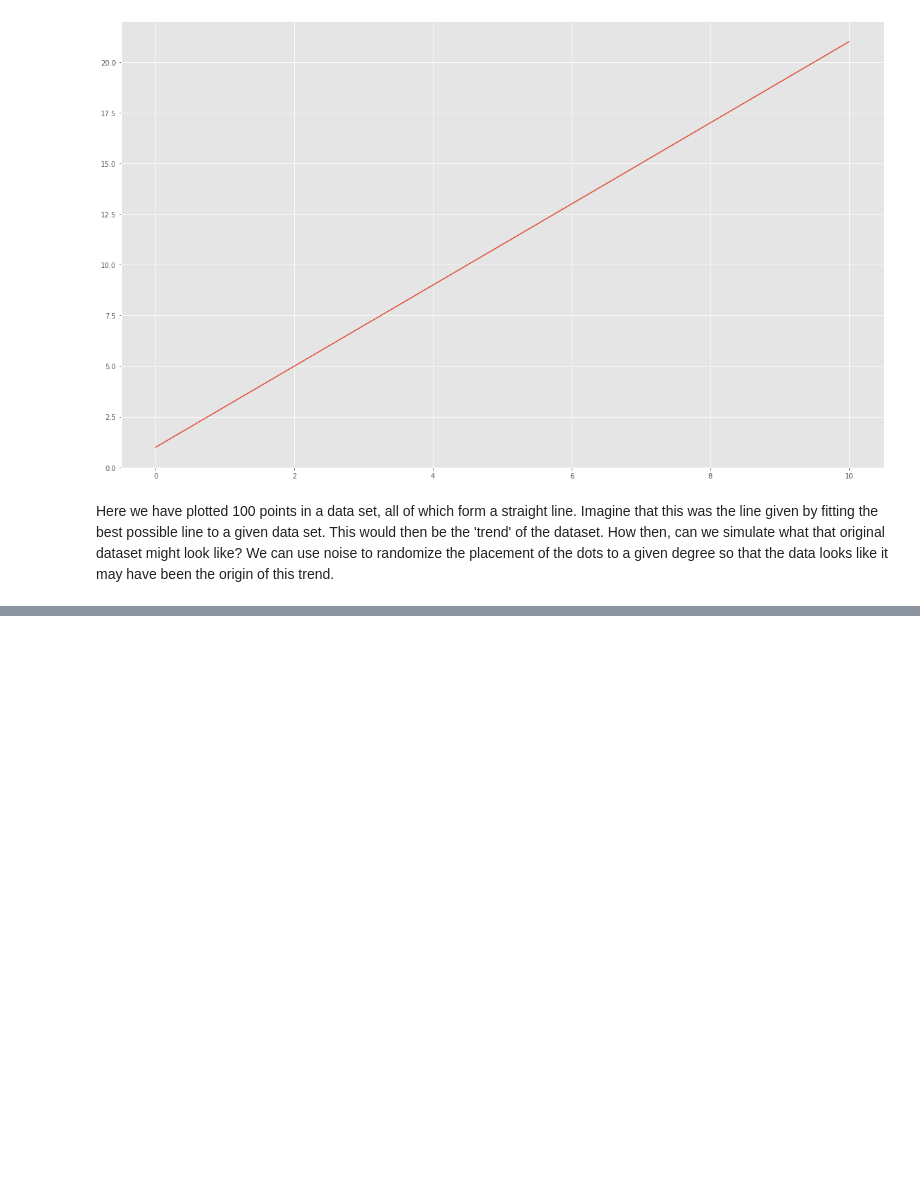
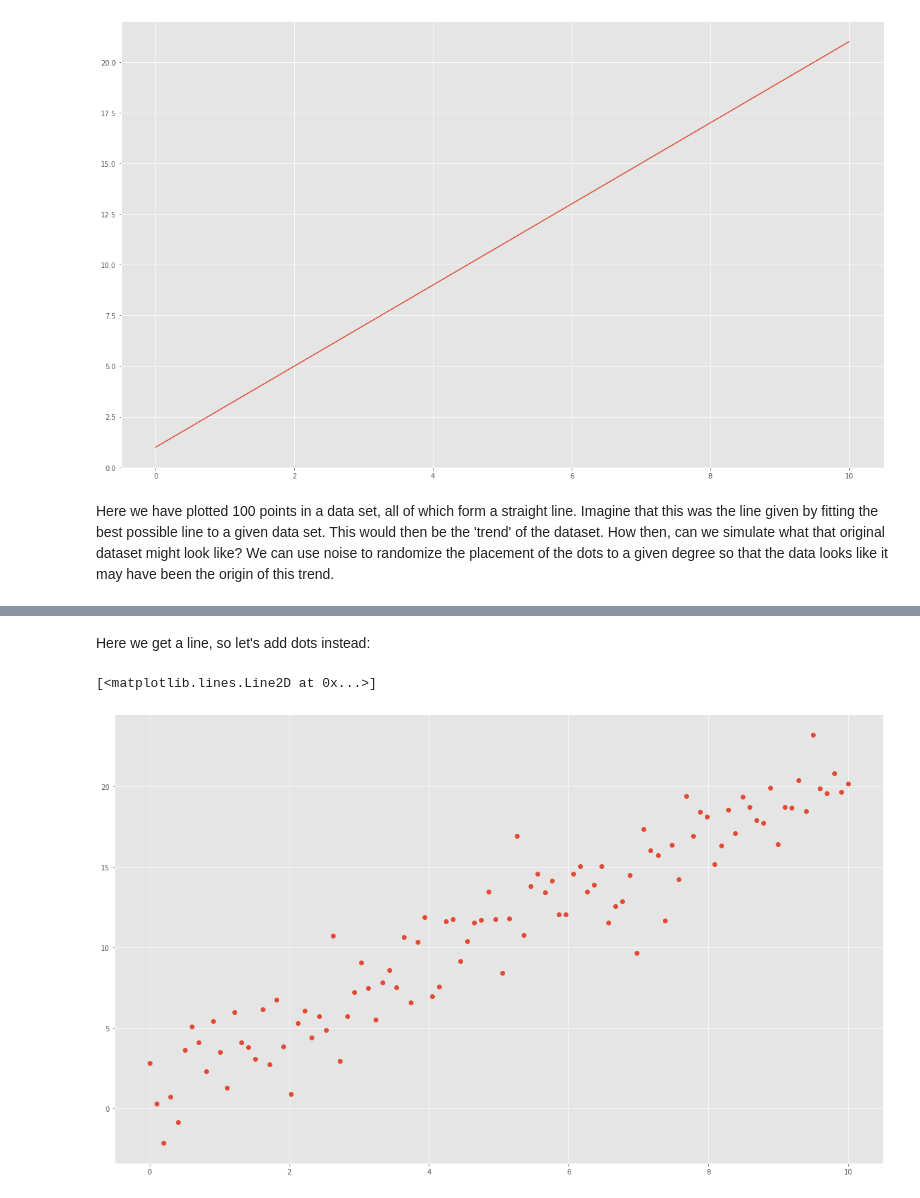
Before and after one commit to Crash-Bandicode/Tasks, a Jupyter notebook: Tasks.ipynb, the cells around one changed output, grey strips where cells are left out. Cells and saved outputs as stored; diff of their text form; code cells hidden in the pictures; blank space fills up the shorter version.

```diff
--- a/Tasks.ipynb
+++ b/Tasks.ipynb
@@ -600,0 +613,8 @@ Here we have plotted 100 points in a data set, all of which form a straight line
+# %% [markdown]
+Here we get a line, so let's add dots instead:
+# %%
+# plot first dataset with added noise:
+plt.plot(x1, y1, 'o')
+# %% [output]
+[<matplotlib.lines.Line2D at 0x...>]
+[figure, added]
```
Also changed, not shown: parts of 2 cells of this notebook.
